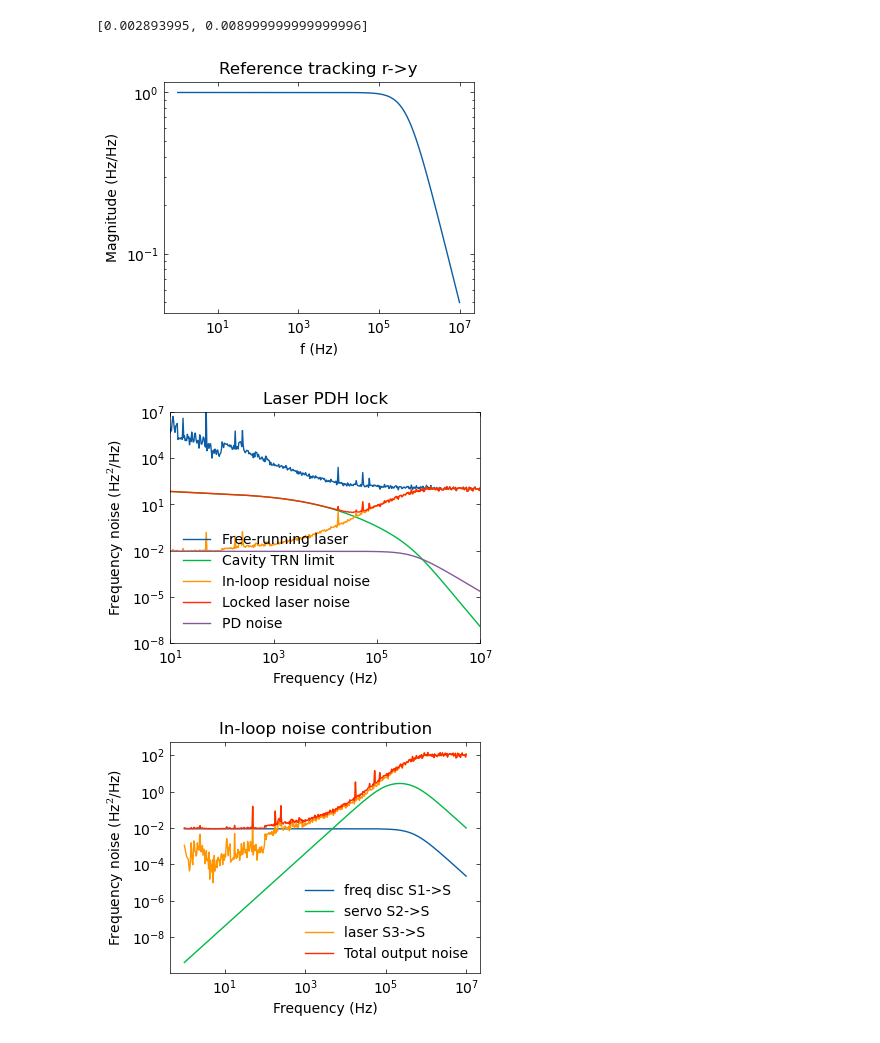
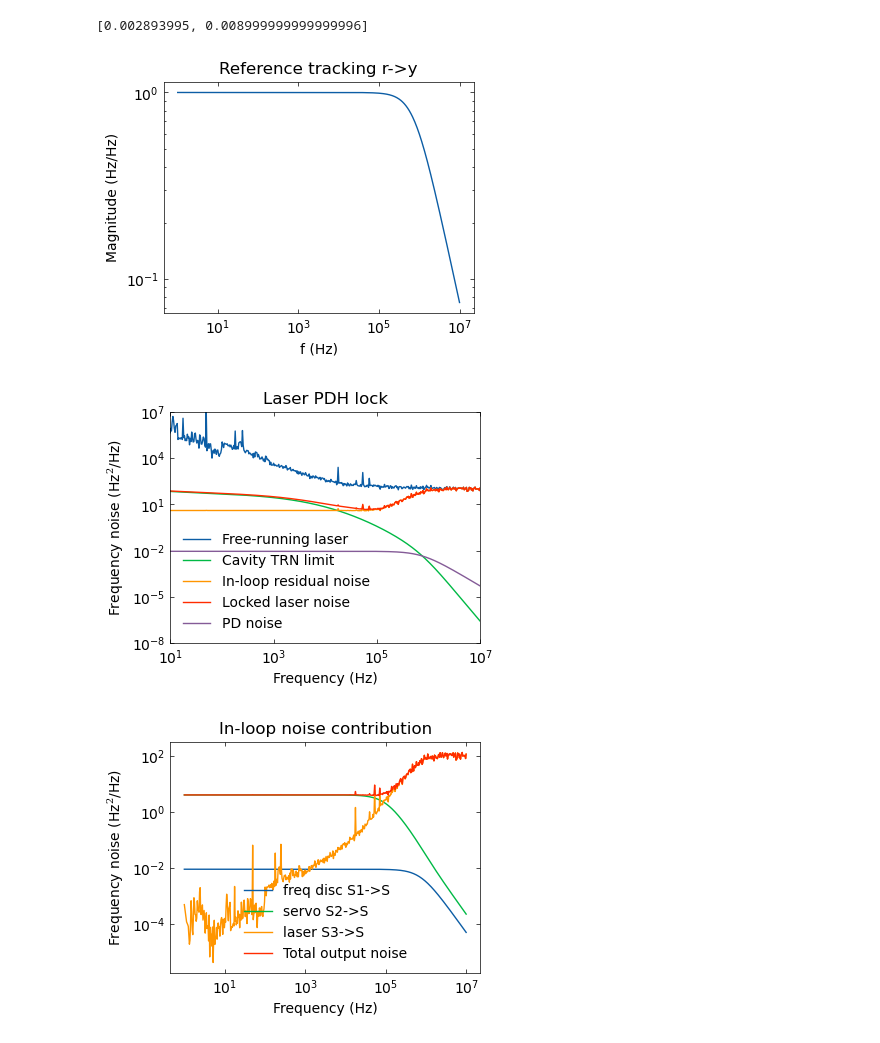
Before and after one commit to kaikai-liu/pyphotonicsims, a Jupyter notebook: notebook/PDH-model-Morton-laser-1550nm.ipynb, the cells around one changed output. Cells and saved outputs as stored; diff of their text form; code cells hidden in the pictures.

```diff
--- a/notebook/PDH-model-Morton-laser-1550nm.ipynb
+++ b/notebook/PDH-model-Morton-laser-1550nm.ipynb
@@ -20,6 +20,8 @@ plt.rcParams['figure.figsize'] = [4,3]
 Pin = 1e-4 # input power 0.1mW
 dv = 6e6  # cavity linewidth 6MHz
 NEP = 4e-12# PD NEP 4pW/rtHz
+Kv = 15e6  # 15 MHz/V
+S_servo = 1e-14 # servo noise [V^2/Hz]
 S_sh = get_S_shot(Pin, dv)
 S_pd = get_S_PD(NEP, Pin, dv) # [Hz^2/Hz]
 [S_sh,S_pd]
@@ -28,35 +30,35 @@ S_pd = get_S_PD(NEP, Pin, dv) # [Hz^2/Hz]
 # %%
 # architecture
 # r ---> D ---> PID ---> L ---> y
 #        |               |
 #         ------<--------
 
 freq_points = 500
 s = ct.tf('s')
-sys = 10e6/(1 + s/(2*np.pi*1e5))
-laser = ControlModule(freq_points = freq_points, sys_ref = sys, unit_in = 'V', unit_out = 'Hz', label = 'laser')
+sys_ref = Kv/(1 + s/(2*np.pi*1e5))
+laser = ControlModule(freq_points = freq_points, sys_ref = sys_ref, unit_in = 'V', unit_out = 'Hz', label = 'laser')
 df = pd.read_csv('data/ML_FN_data.csv')
 FN = df.values
 FNx = S_noise_interp(FN[:,0],FN[:,1],laser.freqx)
 laser.output_noise = FNx
 
-sys = 1 + 2*np.pi*1e5/s
-servo = ControlModule(freq_points = freq_points, sys_ref = sys, unit_in = 'V', unit_out = 'V', label = 'servo')
-servo.output_noise = np.ones(freq_points)*1e-12
+sys_ref = 1 + 2*np.pi*1e5/s
+servo = ControlModule(freq_points = freq_points, sys_ref = sys_ref, unit_in = 'V', unit_out = 'V', label = 'servo')
+servo.output_noise = S_servo*(1 + 1e12*np.ones(freq_points)/servo.freqx**2)
 
 Dv = 0.5e-6 # error discrimination Dv = 0.5V/MHz [V/Hz]
-sys = Dv
-disc = ControlModule(freq_points = freq_points, sys_ref = sys, unit_in = 'Hz', unit_out = 'V', label = 'freq disc')
+sys_ref = Dv
+disc = ControlModule(freq_points = freq_points, sys_ref = sys_ref, unit_in = 'Hz', unit_out = 'V', label = 'freq disc')
 disc.output_noise = np.ones(len(disc.freqx))*S_pd*Dv**2
 
 C_list = [disc, servo, laser]
 pdh = feedback_combine(C_list, 2)
 pdh.input_noise = get_S_TRN(laser.freqx)
 pdh.freqresp_module_update()
 
 pdh.plot_ref_tracking()
 # %% [output]
-[figure, old version]
+[figure, new version]
 # %%
 pdh.plot_module_noise()
 plt.loglog(pdh.freqx,pdh.block_output_noise_transferred[0])
@@ -67,11 +69,11 @@ plt.ylabel('Frequency noise (Hz$^2$/Hz)')
 plt.title('Laser PDH lock')
 plt.savefig('laser_pdh_lock.png',dpi = 1000, bbox_inches = 'tight')
 # %% [output]
-[figure, old version]
+[figure, new version]
 # %%
 pdh.plot_module_noise_decomposition()
 plt.ylabel('Frequency noise (Hz$^2$/Hz)')
 plt.title('In-loop noise contribution')
 plt.savefig('laser_pdh_lock_inloop.png',dpi = 1000, bbox_inches = 'tight')
 # %% [output]
-[figure, old version]
+[figure, new version]
```
Also changed, not shown: 8 other files.
